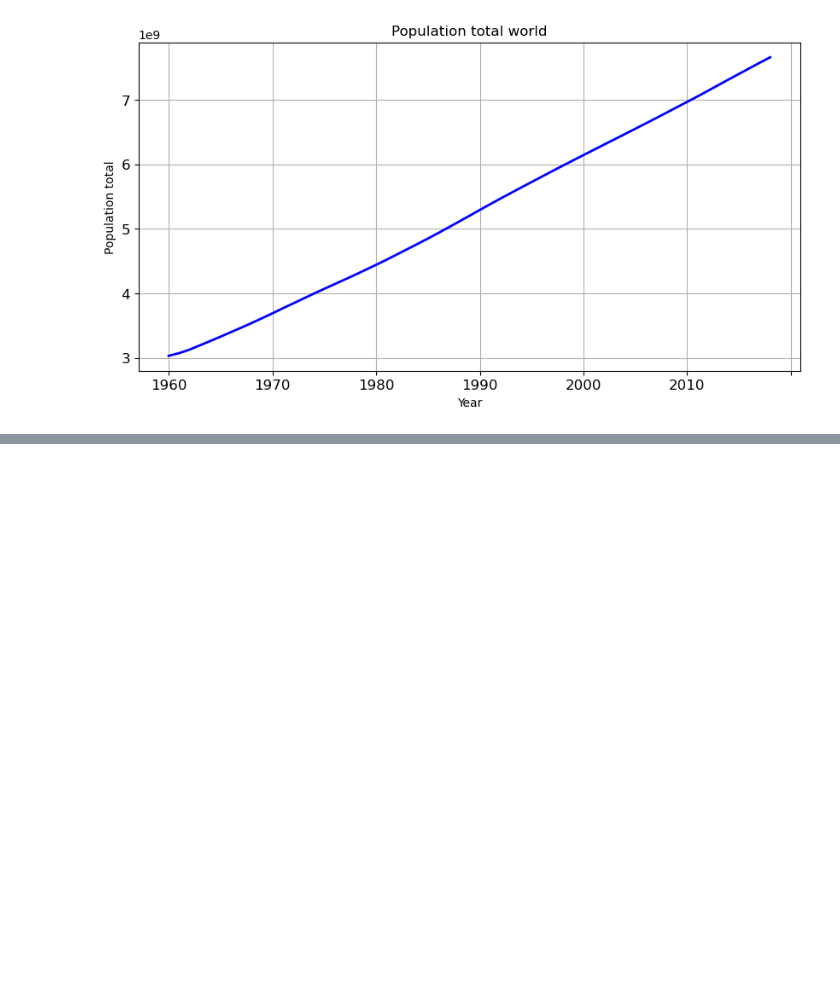
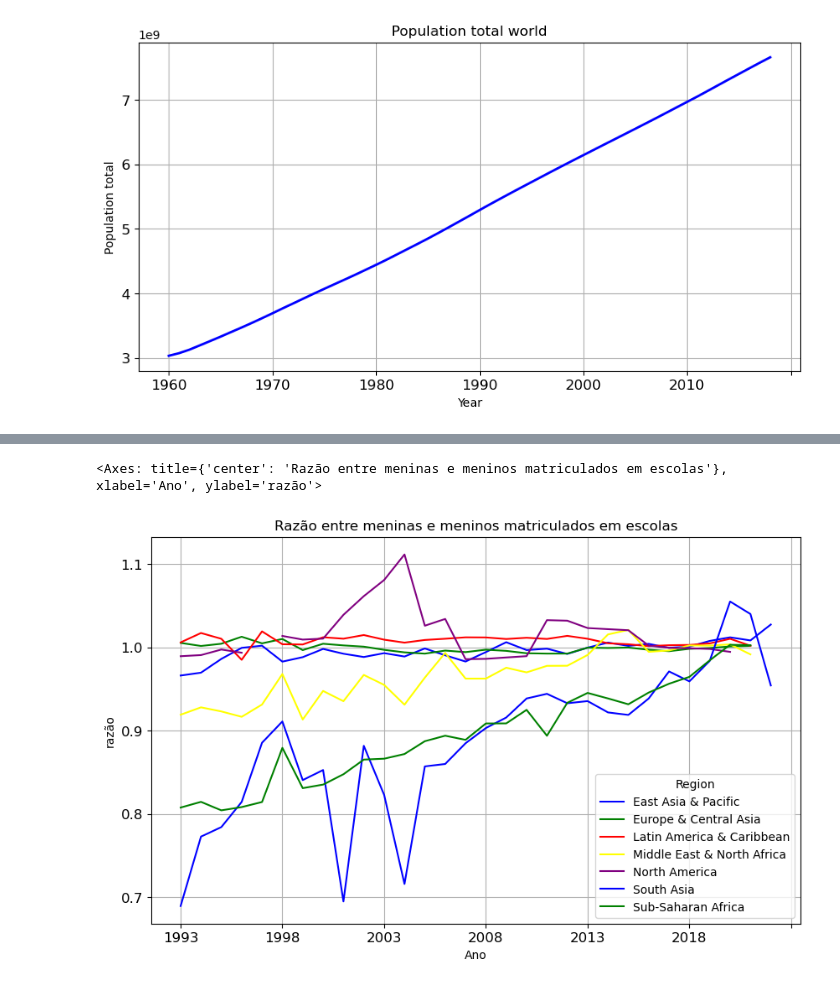
Before and after one commit to renatofreitasRR/TecnicasProgramacaoAda, a Jupyter notebook: 02 - analises.ipynb, the cells around one changed output, grey strips where cells are left out. Cells and saved outputs as stored; diff of their text form; code cells hidden in the pictures; blank space fills up the shorter version.

```diff
--- a/02 - analises.ipynb
+++ b/02 - analises.ipynb
@@ -437,0 +266,3 @@ array(['Access to clean fuels and technologies for cooking (% of population)',
+# %%
+anos_valores = {str(ano): 'mean' for ano in range(1993, 2023)}
+regioes_escola = school_enrollment.groupby('Region').agg(anos_valores)
@@ -437,0 +280,5 @@ array(['Access to clean fuels and technologies for cooking (% of population)',
+# %%
+regioes_escola.T.plot(kind='line', figsize=(10, 6), grid=True, title='Razão entre meninas e meninos matriculados em escolas', xlabel='Ano', ylabel='razão', fontsize=12, color=['blue', 'green', 'red', 'yellow', 'purple'])
+# %% [output]
+<Axes: title={'center': 'Razão entre meninas e meninos matriculados em escolas'}, xlabel='Ano', ylabel='razão'>
+[figure, added]
```
Also changed, not shown: parts of 45 cells of this notebook, 1 other file.
